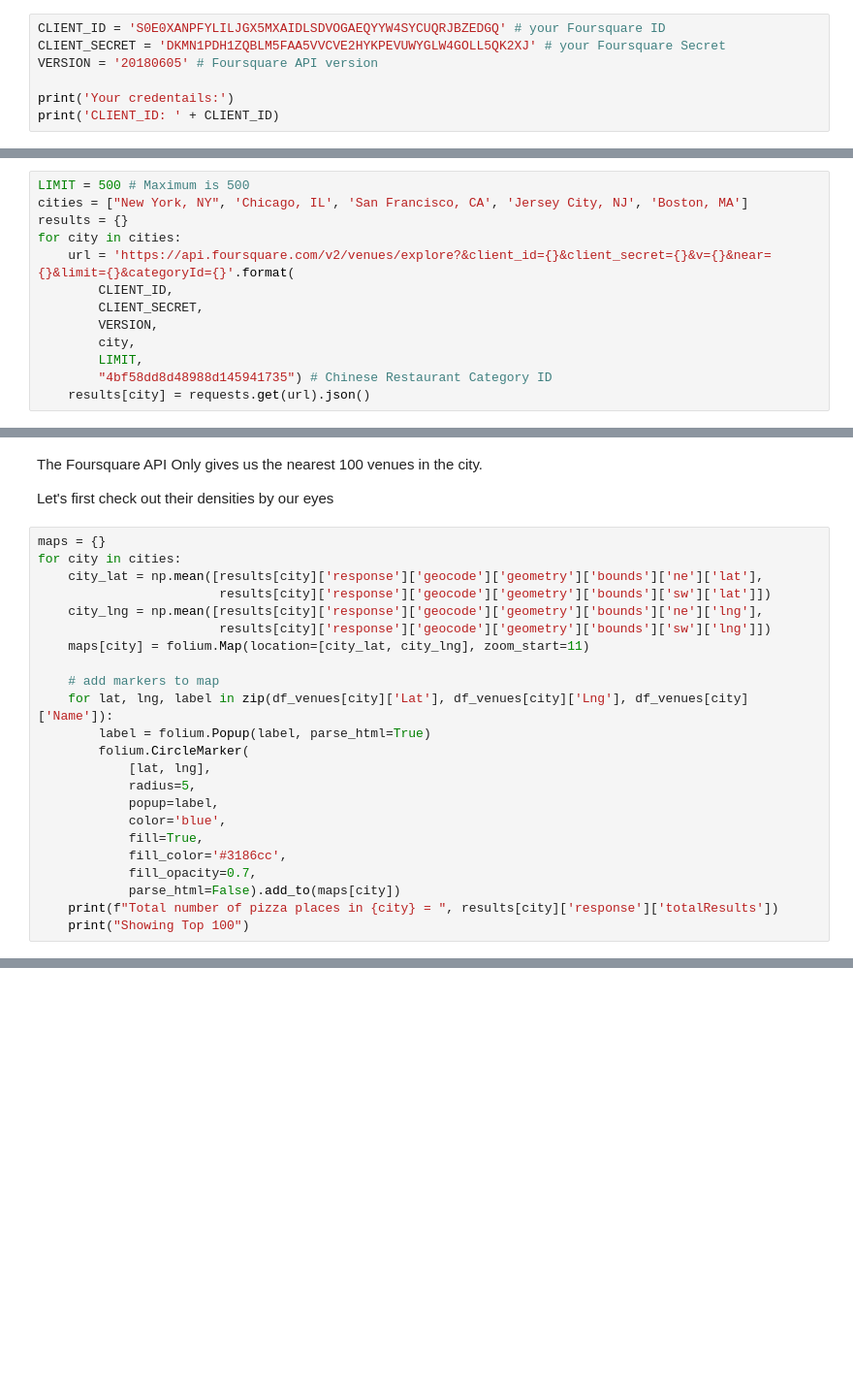
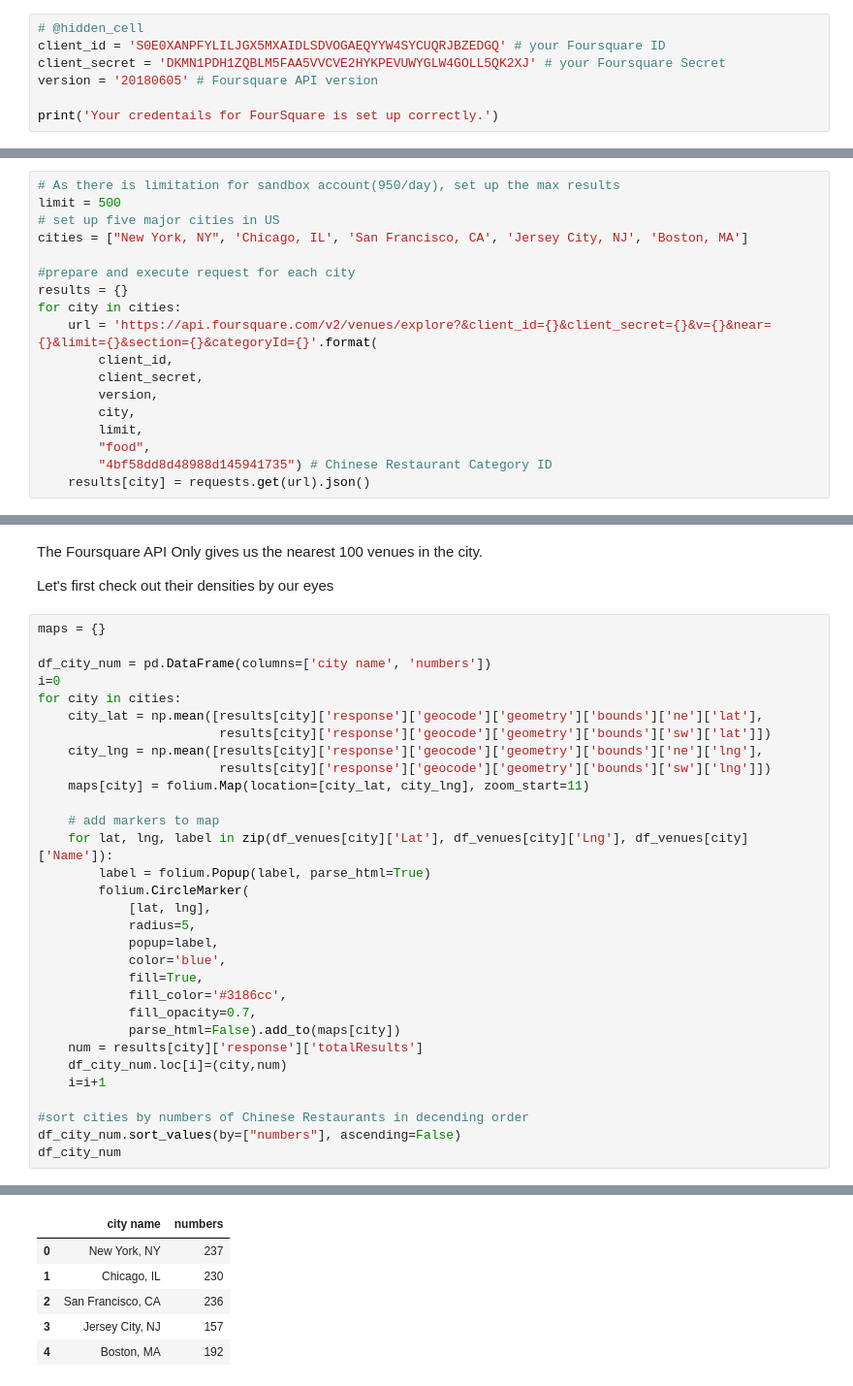
Before and after one commit to joe-github/Coursera_Capstone, a Jupyter notebook: The-Battle-of-Neighborhoods/Capstone Project - Best Chinese Food-Week 2.ipynb, the cells around one changed output, grey strips where cells are left out. Shown at 97% size. Drawn from its saved outputs; the diff is of its cells as text; blank space fills up the shorter version.

```diff
--- a/The-Battle-of-Neighborhoods/Capstone Project - Best Chinese Food-Week 2.ipynb
+++ b/The-Battle-of-Neighborhoods/Capstone Project - Best Chinese Food-Week 2.ipynb
@@ -51,8 +55,8 @@ Libraries imported.
 # %%
-CLIENT_ID = 'S0E0XANPFYLILJGX5MXAIDLSDVOGAEQYYW4SYCUQRJBZEDGQ' # your Foursquare ID
-CLIENT_SECRET = 'DKMN1PDH1ZQBLM5FAA5VVCVE2HYKPEVUWYGLW4GOLL5QK2XJ' # your Foursquare Secret
-VERSION = '20180605' # Foursquare API version
+# @hidden_cell
+client_id = 'S0E0XANPFYLILJGX5MXAIDLSDVOGAEQYYW4SYCUQRJBZEDGQ' # your Foursquare ID
+client_secret = 'DKMN1PDH1ZQBLM5FAA5VVCVE2HYKPEVUWYGLW4GOLL5QK2XJ' # your Foursquare Secret
+version = '20180605' # Foursquare API version
 
-print('Your credentails:')
-print('CLIENT_ID: ' + CLIENT_ID)
+print('Your credentails for FourSquare is set up correctly.')
 # %% [output]
@@ -61,14 +67,19 @@ CLIENT_ID: S0E0XANPFYLILJGX5MXAIDLSDVOGAEQYYW4SYCUQRJBZEDGQ
 # %%
-LIMIT = 500 # Maximum is 500
+# As there is limitation for sandbox account(950/day), set up the max results
+limit = 500
+# set up five major cities in US
 cities = ["New York, NY", 'Chicago, IL', 'San Francisco, CA', 'Jersey City, NJ', 'Boston, MA']
+
+#prepare and execute request for each city
 results = {}
 for city in cities:
-    url = 'https://api.foursquare.com/v2/venues/explore?&client_id={}&client_secret={}&v={}&near={}&limit={}&categoryId={}'.format(
-        CLIENT_ID,
-        CLIENT_SECRET,
-        VERSION,
+    url = 'https://api.foursquare.com/v2/venues/explore?&client_id={}&client_secret={}&v={}&near={}&limit={}&section={}&categoryId={}'.format(
+        client_id,
+        client_secret,
+        version,
         city,
-        LIMIT,
+        limit,
+        "food",
         "4bf58dd8d48988d145941735") # Chinese Restaurant Category ID
     results[city] = requests.get(url).json()
 # %%
@@ -83,6 +94,9 @@ The Foursquare API Only gives us the nearest 100 venues in the city.
 Let's first check out their densities by our eyes
 # %%
 maps = {}
+
+df_city_num = pd.DataFrame(columns=['city name', 'numbers'])
+i=0
 for city in cities:
     city_lat = np.mean([results[city]['response']['geocode']['geometry']['bounds']['ne']['lat'],
                         results[city]['response']['geocode']['geometry']['bounds']['sw']['lat']])
@@ -102,6 +116,11 @@ for city in cities:
             fill_color='#3186cc',
             fill_opacity=0.7,
             parse_html=False).add_to(maps[city])
-    print(f"Total number of pizza places in {city} = ", results[city]['response']['totalResults'])
-    print("Showing Top 100")
+    num = results[city]['response']['totalResults']
+    df_city_num.loc[i]=(city,num)
+    i=i+1
+
+#sort cities by numbers of Chinese Restaurants in decending order
+df_city_num.sort_values(by=["numbers"], ascending=False)
+df_city_num
 # %% [output]
@@ -117,0 +127,6 @@ Showing Top 100
+|  | city name | numbers |
+| 0 | New York, NY | 237 |
+| 1 | Chicago, IL | 230 |
+| 2 | San Francisco, CA | 236 |
+| 3 | Jersey City, NJ | 157 |
+| 4 | Boston, MA | 192 |
```
Also changed, not shown: parts of 35 cells of this notebook.
